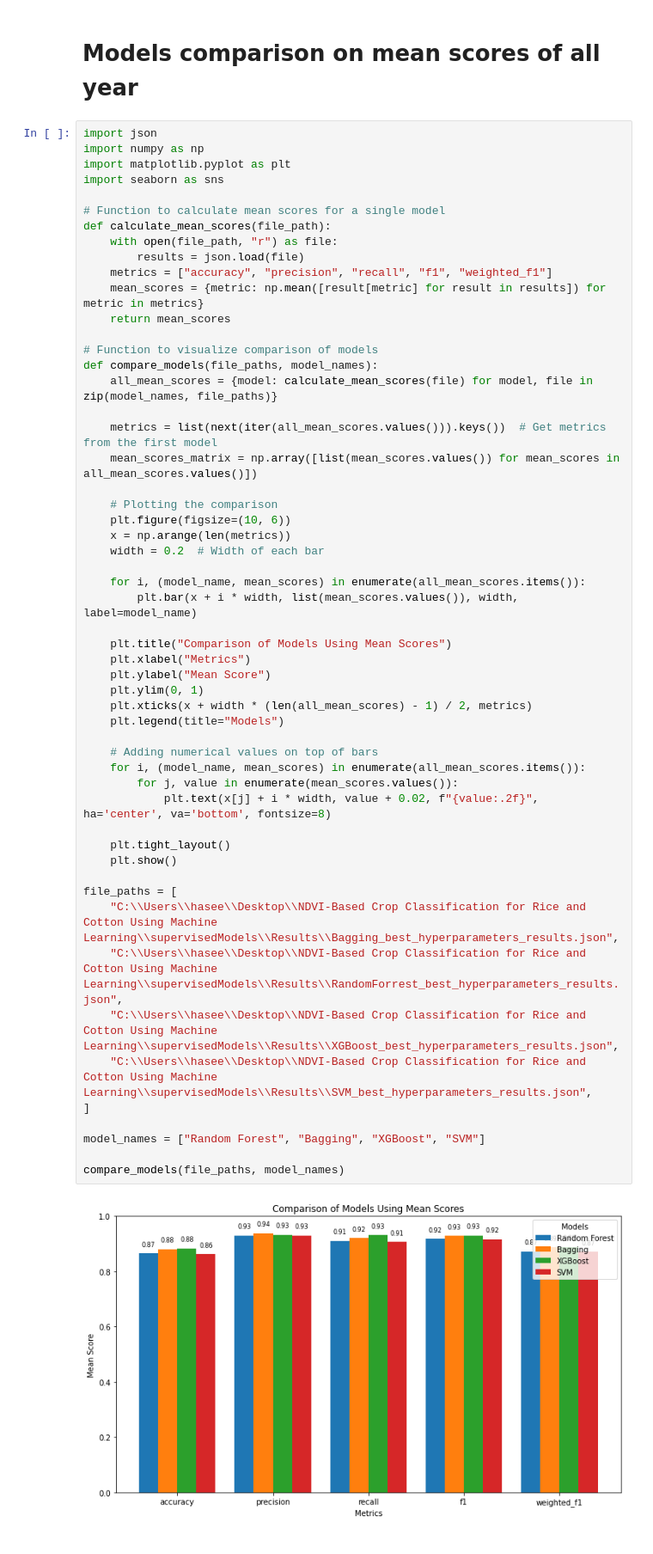
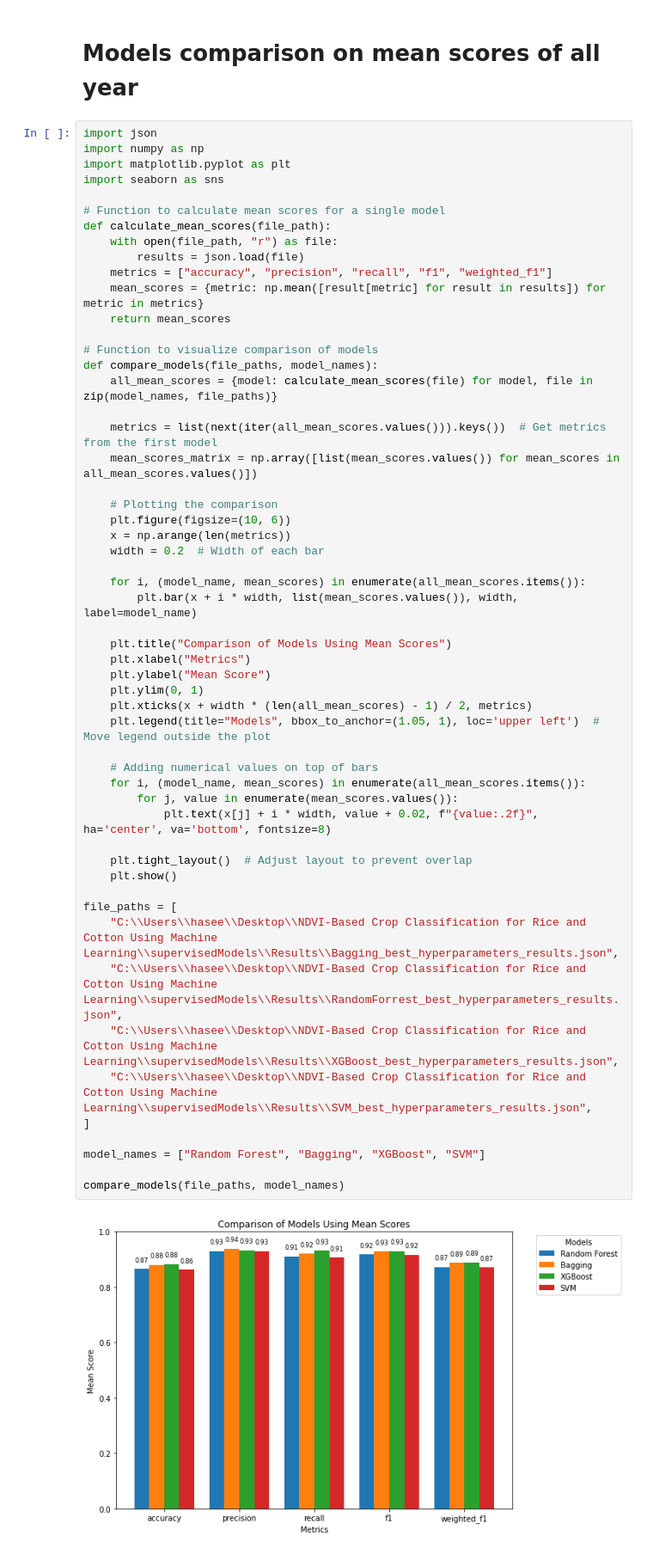
Before and after one commit to haseeb-m4235/NDVI-Based-Crop-Classification-for-Rice-and-Cotton-Using-Machine-Learning, a Jupyter notebook: VisualizingSupervisedModelsResults.ipynb, the cells around one changed output. Shown at 86% size. Saved outputs shown, nothing was run; the diff lists cells and outputs as text.

```diff
--- a/VisualizingSupervisedModelsResults.ipynb
+++ b/VisualizingSupervisedModelsResults.ipynb
@@ -302,36 +302,36 @@ def compare_models(file_paths, model_names):
     x = np.arange(len(metrics))
     width = 0.2  # Width of each bar
 
     for i, (model_name, mean_scores) in enumerate(all_mean_scores.items()):
         plt.bar(x + i * width, list(mean_scores.values()), width, label=model_name)
 
     plt.title("Comparison of Models Using Mean Scores")
     plt.xlabel("Metrics")
     plt.ylabel("Mean Score")
     plt.ylim(0, 1)
     plt.xticks(x + width * (len(all_mean_scores) - 1) / 2, metrics)
-    plt.legend(title="Models")
+    plt.legend(title="Models", bbox_to_anchor=(1.05, 1), loc='upper left')  # Move legend outside the plot
 
     # Adding numerical values on top of bars
     for i, (model_name, mean_scores) in enumerate(all_mean_scores.items()):
         for j, value in enumerate(mean_scores.values()):
             plt.text(x[j] + i * width, value + 0.02, f"{value:.2f}", ha='center', va='bottom', fontsize=8)
 
-    plt.tight_layout()
+    plt.tight_layout()  # Adjust layout to prevent overlap
     plt.show()
 
 file_paths = [
     "C:\\Users\\hasee\\Desktop\\NDVI-Based Crop Classification for Rice and Cotton Using Machine Learning\\supervisedModels\\Results\\Bagging_best_hyperparameters_results.json",
     "C:\\Users\\hasee\\Desktop\\NDVI-Based Crop Classification for Rice and Cotton Using Machine Learning\\supervisedModels\\Results\\RandomForrest_best_hyperparameters_results.json",
     "C:\\Users\\hasee\\Desktop\\NDVI-Based Crop Classification for Rice and Cotton Using Machine Learning\\supervisedModels\\Results\\XGBoost_best_hyperparameters_results.json",
     "C:\\Users\\hasee\\Desktop\\NDVI-Based Crop Classification for Rice and Cotton Using Machine Learning\\supervisedModels\\Results\\SVM_best_hyperparameters_results.json",
 ]
 
 model_names = ["Random Forest", "Bagging", "XGBoost", "SVM"]
 
 compare_models(file_paths, model_names)
 # %% [output]
-[figure, old version]
+[figure, new version]
 # %%
 # Function to load yearly metrics from a file
 def load_yearly_metrics(file_path):
```
